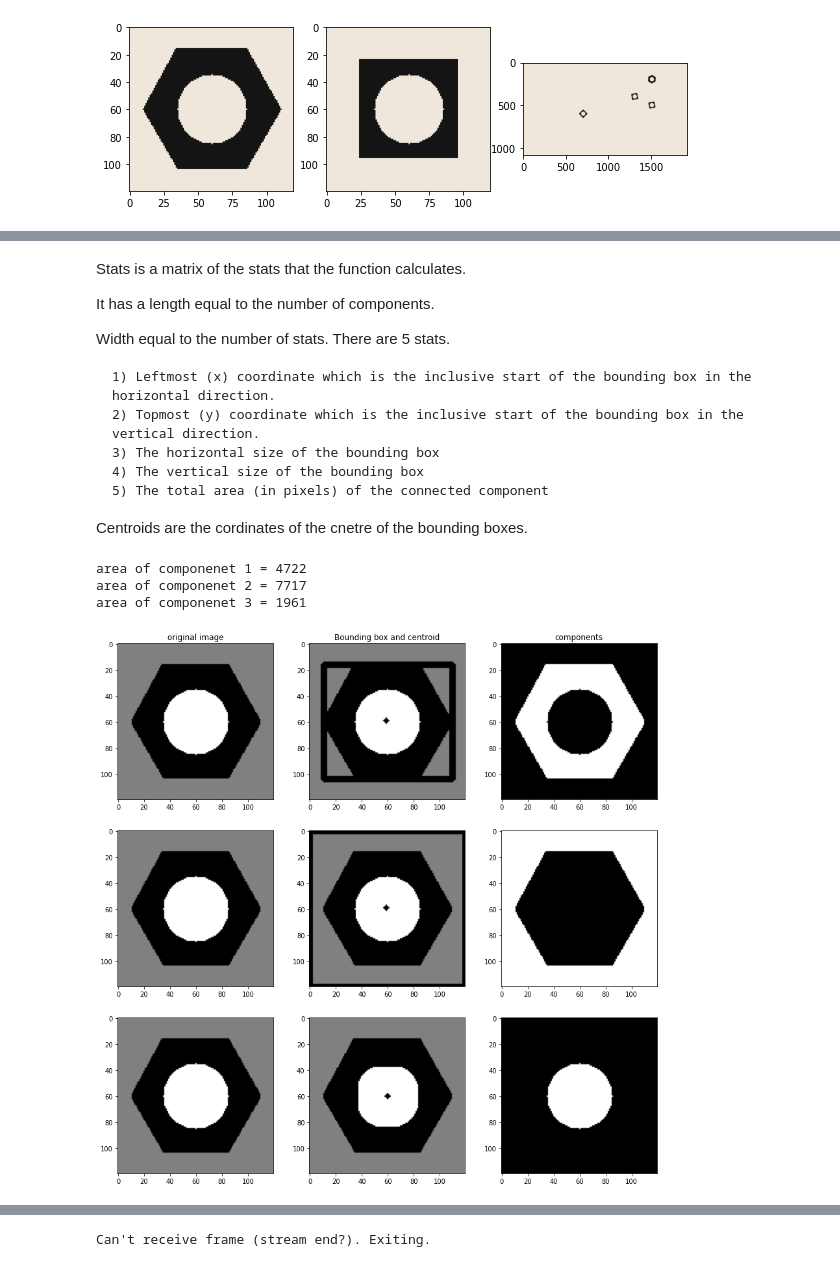
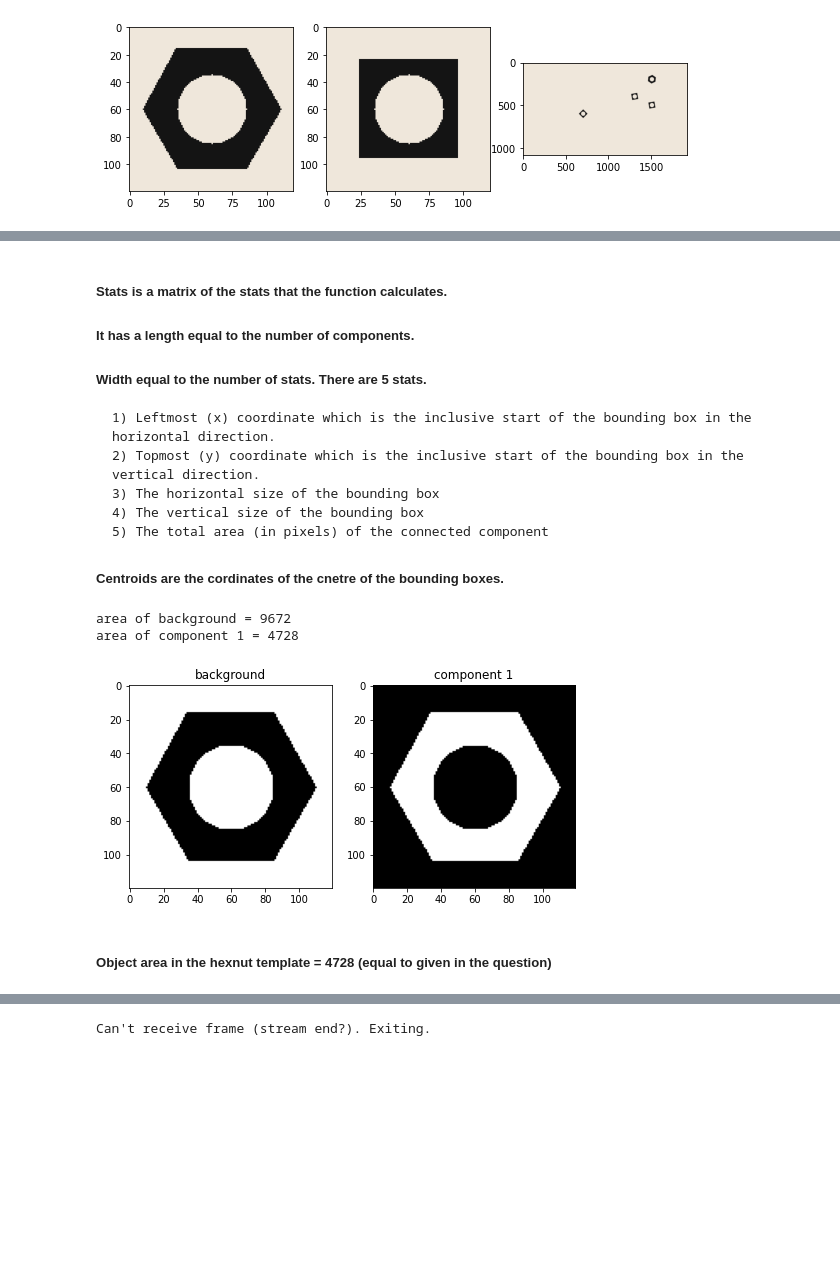
Before and after one commit to ishrath99/S4_EN_2550, a Jupyter notebook: Assignments/Assignment_3/190026T_en2550_assignment_03.ipynb, the cells around one changed output, grey strips where cells are left out. Cells and saved outputs as stored; diff of their text form; code cells hidden in the pictures; blank space fills up the shorter version.

```diff
--- a/Assignments/Assignment_3/190026T_en2550_assignment_03.ipynb
+++ b/Assignments/Assignment_3/190026T_en2550_assignment_03.ipynb
@@ -36,22 +35,22 @@ print("Threshold for hex nut = ", ret1)
 print("Threshold for Square nut = ", ret2)
 print("Threshold for Conveyor belt = ", ret3)
 
-images = [hexnut_template_gray, 0, hexnut_template_th,
-          squarenut_template_gray, 0, squarenut_template_th,
-          conveyor_f100_gray, 0, conveyor_f100_th]
+images = [hexnut_template, 0, hexnut_template_th,
+          squarenut_template, 0, squarenut_template_th,
+          conveyor_f100, 0, conveyor_f100_th]
 
 titles = ['Hex nut', 'Histogram', "Otsu's Thresholding",
           'Square nut', 'Histogram', "Otsu's Thresholding",
           'Conveyor belt', 'Histogram', "Otsu's Thresholding"]
 
-fig, ax = plt.subplots(3, 3, figsize = (15, 12))
+fig, ax = plt.subplots(3, 3, figsize = (12, 12))
 
 for i in range(3):
-    ax[i][0].imshow(images[i*3], 'gray')
+    ax[i][0].imshow(cv.cvtColor(images[i*3], cv.COLOR_RGB2BGR))
     ax[i][0].set_title(titles[i*3]), ax[i][0].set_xticks([]), ax[i][0].set_yticks([])
 
-    ax[i][1].hist(images[i*3].ravel(), 256)
-    ax[i][1].set_title(titles[i*3+1]), ax[i][1].grid(True)
+    ax[i][1].hist(images[i*3 + 2].ravel(), 256)
+    ax[i][1].set_title(titles[i*3+1])
 
     ax[i][2].imshow(images[i*3+2], 'gray')
     ax[i][2].set_title(titles[i*3+2]), ax[i][2].set_xticks([]), ax[i][2].set_yticks([])
@@ -65,10 +64,13 @@ morphological closing to remove small holes inside the foreground by using a 3×
 # %%
 #3x3 kernel
-kernel = np.ones((3, 3),np.uint8)
+kernel = np.ones((3, 3), np.uint8)
 
 #closing
+hexnut_template_th = np.invert(hexnut_template_th)
 hexnut_template_closed = cv.morphologyEx(hexnut_template_th, cv.MORPH_CLOSE, kernel)
+squarenut_template_th = np.invert(squarenut_template_th)
 squarenut_template_closed = cv.morphologyEx(squarenut_template_th, cv.MORPH_CLOSE, kernel)
+conveyor_f100_th = np.invert(conveyor_f100_th)
 conveyor_f100_closed = cv.morphologyEx(conveyor_f100_th, cv.MORPH_CLOSE, kernel)
 
 images = [hexnut_template_closed, squarenut_template_closed, conveyor_f100_closed]
@@ -87,9 +90,9 @@ Connected components analysis
 # %%
 # apply connected component analysis to the thresholded image
 # returns (numLabels, labels, stats, centroids)
-hexnut_template_connected = cv.connectedComponentsWithStats(hexnut_template_closed, 4, cv.CV_32S)
-squarenut_template_connected = cv.connectedComponentsWithStats(squarenut_template_closed, 4, cv.CV_32S)
-conveyor_f100_connected = cv.connectedComponentsWithStats(conveyor_f100_closed, 4, cv.CV_32S)
+hexnut_template_connected = cv.connectedComponentsWithStats(hexnut_template_closed, 8, cv.CV_32S)
+squarenut_template_connected = cv.connectedComponentsWithStats(squarenut_template_closed, 8, cv.CV_32S)
+conveyor_f100_connected = cv.connectedComponentsWithStats(conveyor_f100_closed, 8, cv.CV_32S)
 
 numLabels = [hexnut_template_connected[0], squarenut_template_connected[0], conveyor_f100_connected[0]]
 images = [hexnut_template_connected[1], squarenut_template_connected[1], conveyor_f100_connected[1]]
@@ -119,9 +122,7 @@ Conveyor belt connected components = 6
 # %% [markdown]
-Stats is a matrix of the stats that the function calculates.
-
-It has a length equal to the number of components.
-
-Width equal to the number of stats. There are 5 stats.
+##### Stats is a matrix of the stats that the function calculates.
+##### It has a length equal to the number of components.
+##### Width equal to the number of stats. There are 5 stats.
 
     1) Leftmost (x) coordinate which is the inclusive start of the bounding box in the horizontal direction.
     2) Topmost (y) coordinate which is the inclusive start of the bounding box in the vertical direction.
@@ -129,38 +130,35 @@ Width equal to the number of stats. There are 5 stats.
     4) The vertical size of the bounding box
     5) The total area (in pixels) of the connected component
 
-Centroids are the cordinates of the cnetre of the bounding boxes.
+##### Centroids are the cordinates of the cnetre of the bounding boxes.
 # %%
 #hex nut
 image_num = 0
-fig, ax = plt.subplots(numLabels[image_num], 3, figsize = (15, (numLabels[image_num] + 2)*3))
+fig, ax = plt.subplots(1, numLabels[image_num], figsize = (numLabels[image_num]*4, 10))
 
 for i in range(numLabels[image_num]):
     x = stats[image_num][i, cv.CC_STAT_LEFT]
     y = stats[image_num][i, cv.CC_STAT_TOP]
     w = stats[image_num][i, cv.CC_STAT_WIDTH]
     h = stats[image_num][i, cv.CC_STAT_HEIGHT]
     area = stats[image_num][i, cv.CC_STAT_AREA]
     (cX, cY) = centroids[image_num][i]
 
-    print("area of componenet", i+1,"=", area)
+    if i == 0:
+        text = "background"
+    else:
+        text = "component " + str(i)
 
-    output = images[image_num].copy()
-    cv.rectangle(output, (x, y), (x + w, y + h), (0, 255, 0), 3)
-    cv.circle(output, (int(cX), int(cY)), 2, (0, 0, 255), -1)
+    print("area of " + text, "=" , area)
 
     componentMask = (images[image_num] == i).astype("uint8")*255
 
-    ax[i][0].imshow(images[image_num], 'gray')
-    ax[i][1].imshow(output, 'gray')
-    ax[i][2].imshow(componentMask, 'gray')
-
-ax[0][0].set_title("original image")
-ax[0][1].set_title("Bounding box and centroid")
-ax[0][2].set_title("components");
+    ax[i].imshow(componentMask, 'gray')
+    ax[i].set_title(text);
 # %% [output]
-area of componenet 1 = 4722
-area of componenet 2 = 7717
-area of componenet 3 = 1961
+area of background = 9672
+area of component 1 = 4728
-[figure, old version]
+[figure, new version]
+# %% [markdown]
+##### Object area in the hexnut template = 4728 (equal to given in the question)
 # %%
```
Also changed, not shown: parts of 23 cells of this notebook, 5 other files.
